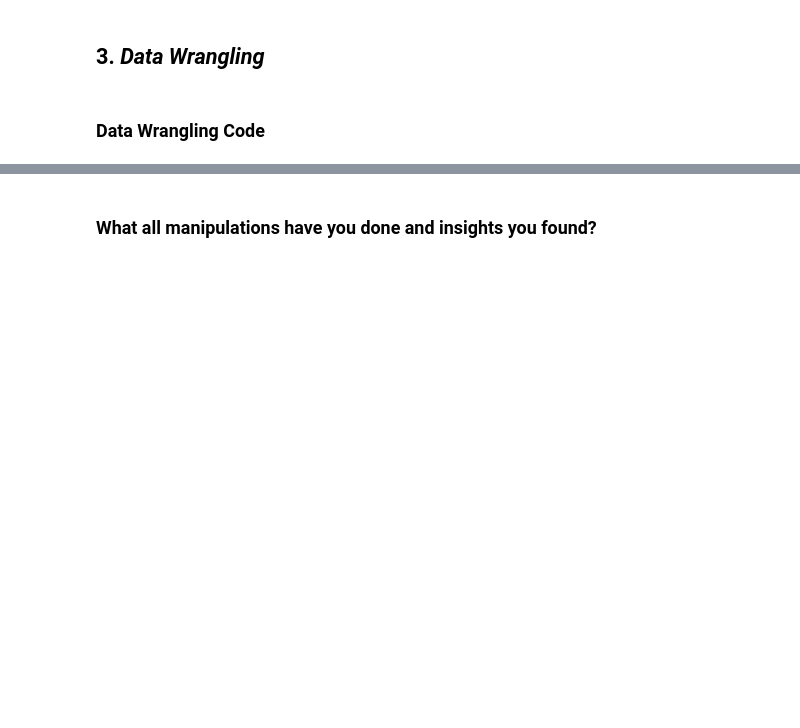
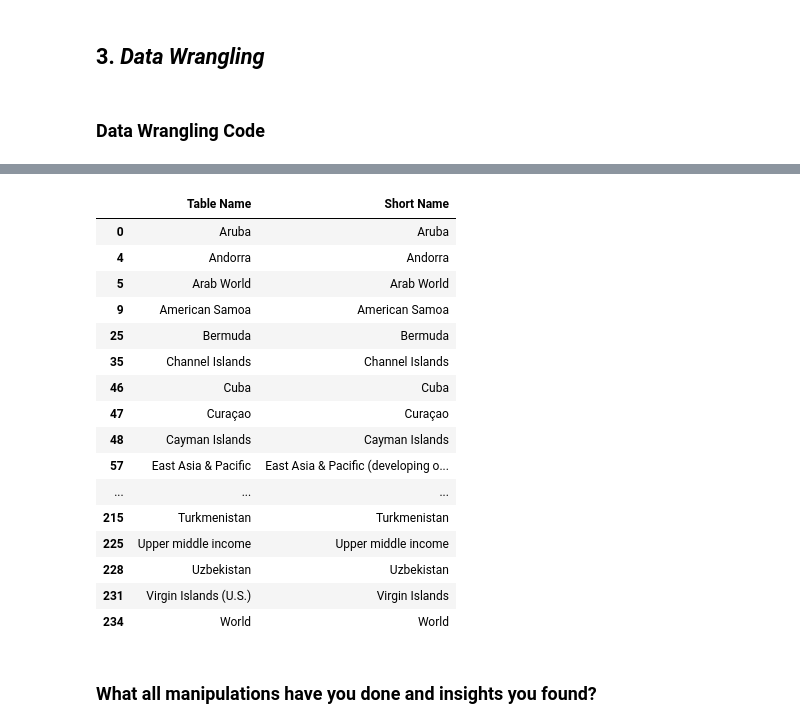
Before and after one commit to kunj1674/Colab_Project, a Jupyter notebook: EDA_Submission_Template.ipynb, the cells around one changed output, grey strips where cells are left out. Saved outputs shown, nothing was run; the diff lists cells and outputs as text; code cells hidden in the pictures; blank space fills up the shorter version.

```diff
--- a/EDA_Submission_Template.ipynb
+++ b/EDA_Submission_Template.ipynb
@@ -258,3 +355,23 @@ Answer Here
+# %%
+df_edited.loc[df['IMF data dissemination standard'].isna(),['Table Name','Short Name']]
+# %% [output]
+|  | Table Name | Short Name |
+| 0 | Aruba | Aruba |
+| 4 | Andorra | Andorra |
+| 5 | Arab World | Arab World |
+| 9 | American Samoa | American Samoa |
+| 25 | Bermuda | Bermuda |
+| 35 | Channel Islands | Channel Islands |
+| 46 | Cuba | Cuba |
+| 47 | Curaçao | Curaçao |
+| 48 | Cayman Islands | Cayman Islands |
+| 57 | East Asia & Pacific | East Asia & Pacific (developing o... |
+| ... | ... | ... |
+| 215 | Turkmenistan | Turkmenistan |
+| 225 | Upper middle income | Upper middle income |
+| 228 | Uzbekistan | Uzbekistan |
+| 231 | Virgin Islands (U.S.) | Virgin Islands |
+| 234 | World | World |
 # %% [markdown]
 ### What all manipulations have you done and insights you found?
 # %% [markdown]
```
Also changed, not shown: parts of 13 cells of this notebook.
